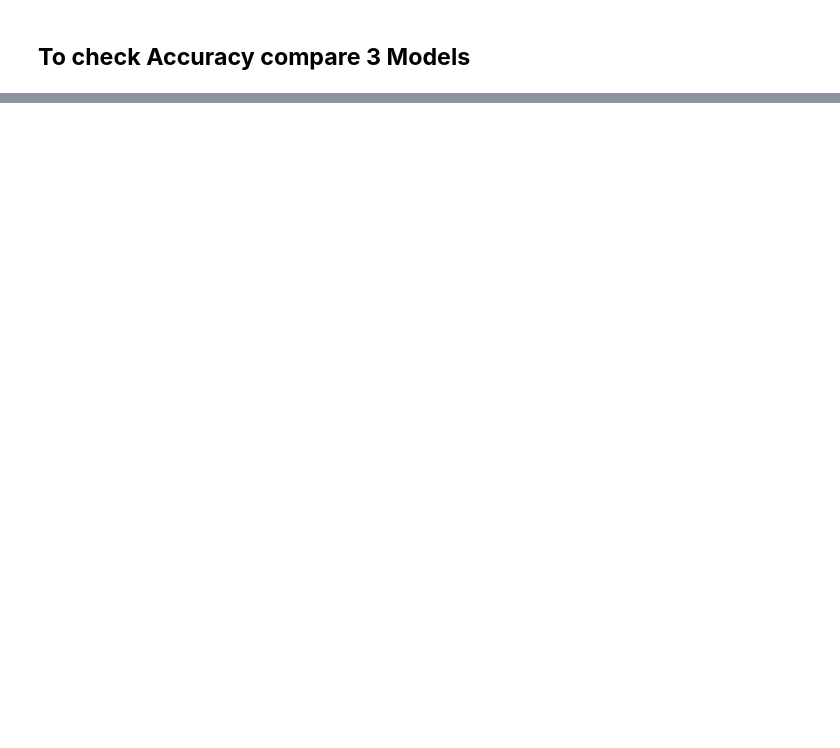
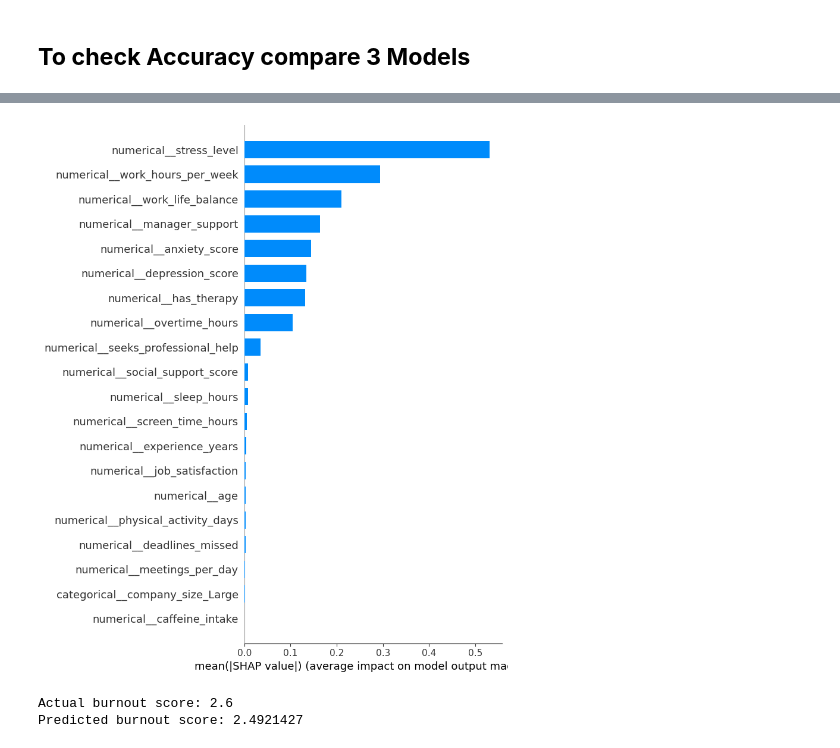
Before and after one commit to krishamangukiya/Burnout-detection-ai, a Jupyter notebook: ml/data_inspection.ipynb, the cells around one changed output, grey strips where cells are left out. Cells and saved outputs as stored; diff of their text form; code cells hidden in the pictures; blank space fills up the shorter version.

```diff
--- a/ml/data_inspection.ipynb
+++ b/ml/data_inspection.ipynb
@@ -855,0 +1027,9 @@ y_pred_xgb = xgb_model.predict(X_test_processed)
+# %%
+shap.summary_plot(
+    shap_values,
+    X_test_processed,
+    feature_names=feature_names,
+    plot_type="bar"
+)
+# %% [output]
+[figure, added]
@@ -855,0 +1040,8 @@ y_pred_xgb = xgb_model.predict(X_test_processed)
+# %%
+sample_shap = shap_values[sample_index]
+
+print("Actual burnout score:", y_test.iloc[sample_index])
+print("Predicted burnout score:", y_pred_xgb[sample_index])
+# %% [output]
+Actual burnout score: 2.6
+Predicted burnout score: 2.4921427
```
Also changed, not shown: parts of 16 cells of this notebook, 5 other files.
